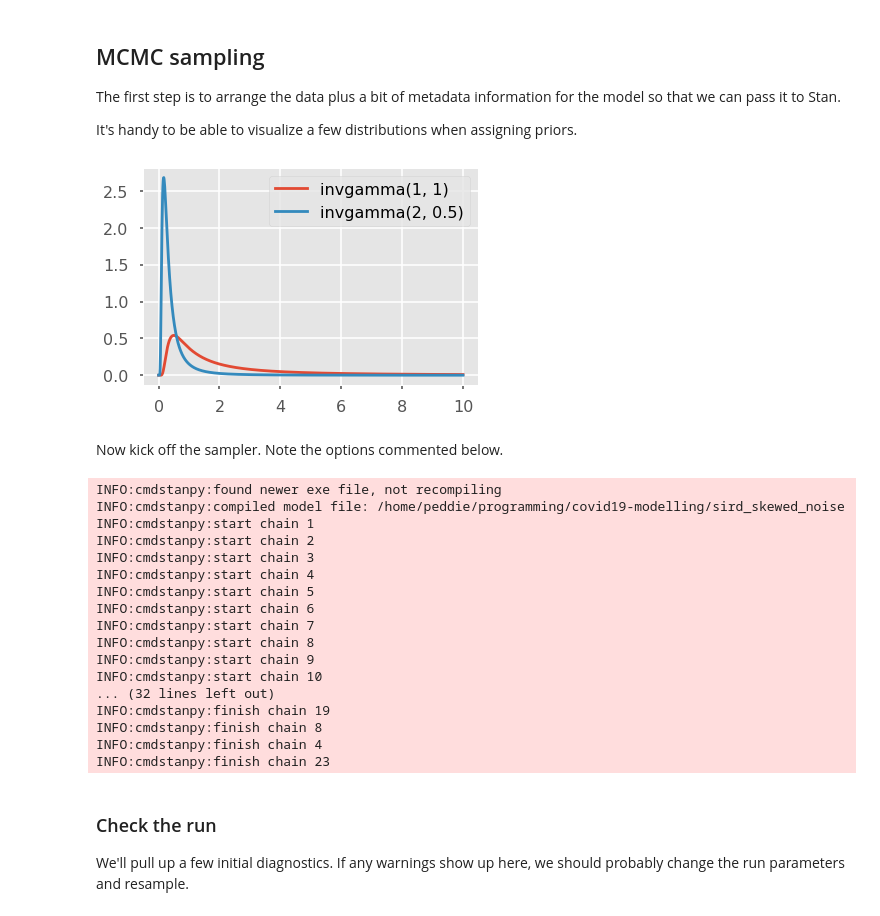
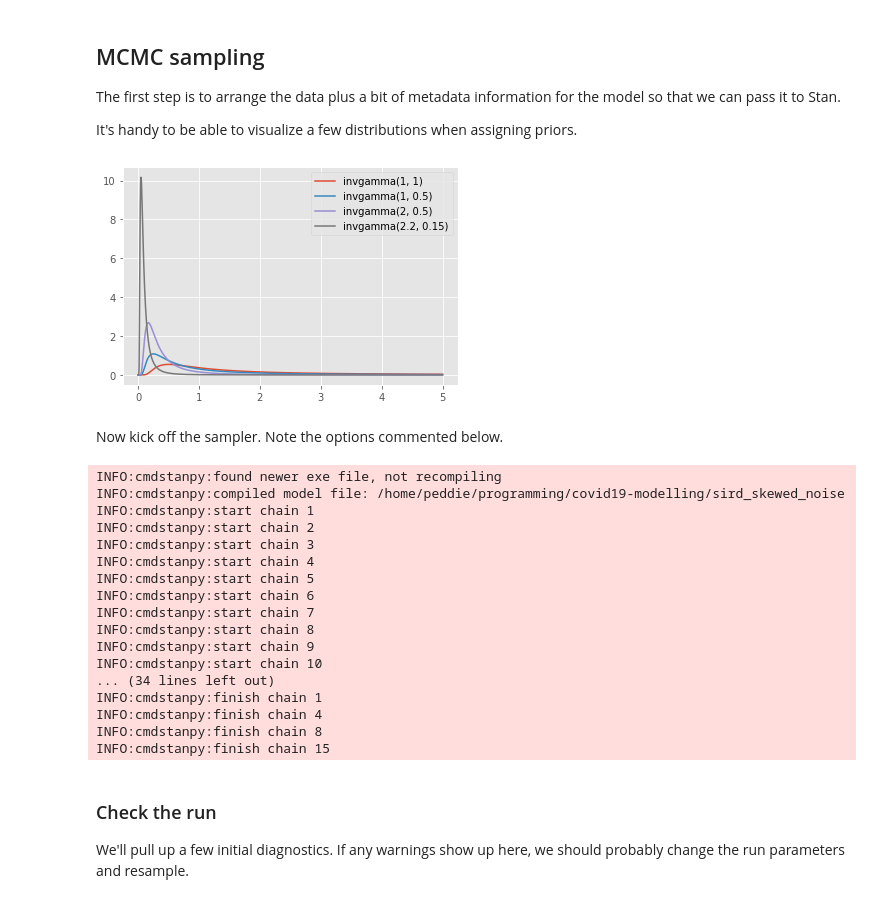
Before and after one commit to peddie/covid19-modelling, a Jupyter notebook: Covid19 MCMC analysis.ipynb, the cells around one changed output. Cells and saved outputs as stored; diff of their text form; code cells hidden in the pictures.

```diff
--- a/Covid19 MCMC analysis.ipynb
+++ b/Covid19 MCMC analysis.ipynb
@@ -220,21 +101,10 @@ If you plot an early country, you can clearly see the point at which the behavio
 The first step is to arrange the data plus a bit of metadata information for the model so that we can pass it to Stan.
 
 It's handy to be able to visualize a few distributions when assigning priors.
-# %%
-def plot_invgamma(x, alpha, beta, axis):
-    axis.plot(x, stats.invgamma.pdf(x, alpha, scale=beta),
-              label=f'invgamma({alpha}, {beta})')
-
-def plot_invgammas(params):
-    fig, ax = plt.subplots(1, 1)
-    x = np.linspace(0, 10, 1000)
-    for (alpha, beta) in params:
-        plot_invgamma(x, alpha, beta, ax)
-    ax.legend()
-
-plot_invgammas([(1, 1), (2, 0.5)])
-# %% [output]
-[figure, removed]
+# %%
+plot_invgammas([(1, 1), (1, 0.5), (2, 0.5), (2.2, 0.15)])
+# %% [output]
+[figure, added]
 # %%
 fit_data = {
     'y':measurements.to_numpy(),
@@ -253,17 +129,20 @@ Now kick off the sampler.  Note the options commented below.
 # %%
 model = cmdstanpy.CmdStanModel(stan_file='sird_skewed_noise.stan')
 
-fit = model.sample(data=fit_data, output_dir='.',
+fit = model.sample(data=fit_data,
+                   # output_dir='.',
+                   # show_progress='notebook',
                    # Use a fixed seed so that our runs are deterministic.
                    seed=2222,
-                   # This computer has 8 processors, 6 chains is fine
+                   # This computer has 24 cores/48 threads; 24 chains is plenty
+                   cores=24,
                    chains=24,
                    # Make the sampler a bit more robust in exchange for more sampling time
                    # adapt_delta=0.95,
                    # Let the sampler explore deeper
                    # max_treedepth=12,
                    # Make sure to get enough samples to avoid any diagnostic problems
-                   iter_sampling=500)
+                   iter_sampling=300)
 # %% [output]
 INFO:cmdstanpy:found newer exe file, not recompiling
 INFO:cmdstanpy:compiled model file: /home/peddie/programming/covid19-modelling/sird_skewed_noise
@@ -277,11 +156,11 @@ INFO:cmdstanpy:start chain 7
 INFO:cmdstanpy:start chain 8
 INFO:cmdstanpy:start chain 9
 INFO:cmdstanpy:start chain 10
-... (32 lines left out)
-INFO:cmdstanpy:finish chain 19
+... (34 lines left out)
+INFO:cmdstanpy:finish chain 1
+INFO:cmdstanpy:finish chain 4
 INFO:cmdstanpy:finish chain 8
-INFO:cmdstanpy:finish chain 4
-INFO:cmdstanpy:finish chain 23
+INFO:cmdstanpy:finish chain 15
 # %% [markdown]
 ### Check the run
 
```
Also changed, not shown: parts of 39 cells of this notebook, 4 other files.
